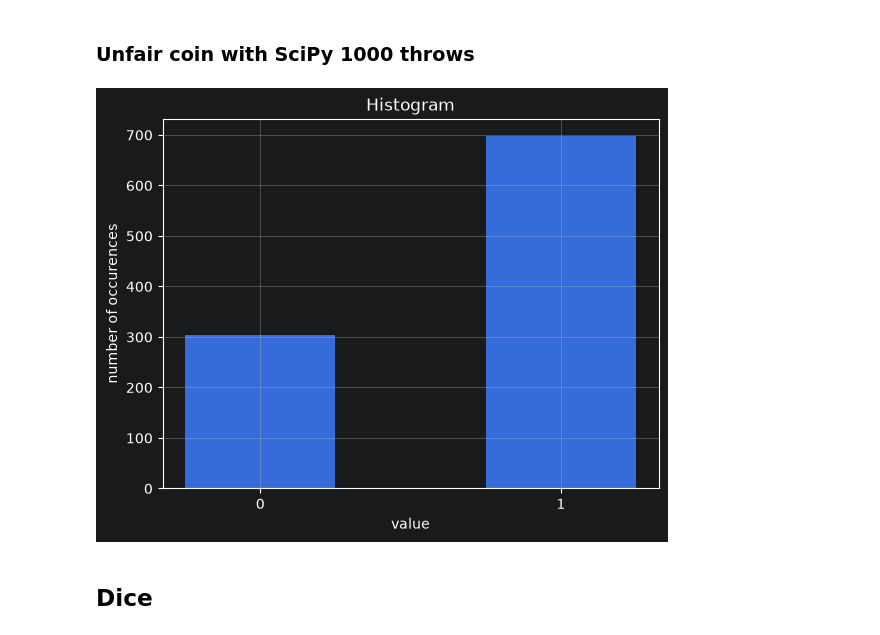
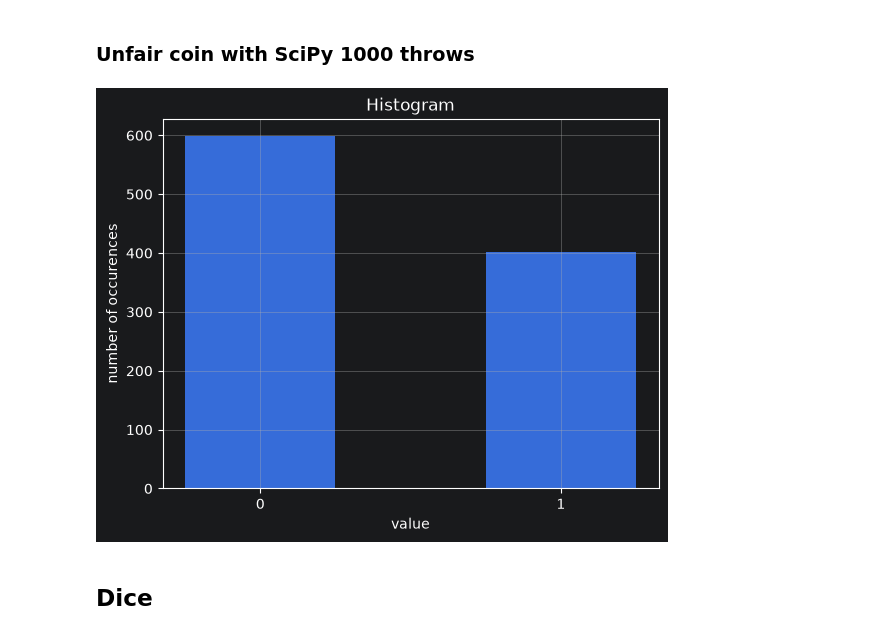
Before and after one commit to aisven/foundations-of-probability-and-statistics, a Jupyter notebook: notebooks/other/notebook-coins-and-dice-0.ipynb, the cells around one changed output. Drawn from its saved outputs; the diff is of its cells as text; code cells hidden in the pictures.

```diff
--- a/notebooks/other/notebook-coins-and-dice-0.ipynb
+++ b/notebooks/other/notebook-coins-and-dice-0.ipynb
@@ -67,9 +68,9 @@ plot_histogram(throw_coin_with_scipy_bernoulli(p=0.5, n_throws=1000))
 ### Unfair coin with SciPy 1000 throws
 # %%
 # unfair coin with SciPy
-plot_histogram(throw_coin_with_scipy_bernoulli(p=0.7, n_throws=1000))
+plot_histogram(throw_coin_with_scipy_bernoulli(p=0.4, n_throws=1000))
 # %% [output]
-[figure, old version]
+[figure, new version]
 # %% [markdown]
 ## Dice
 # %%
```
Also changed, not shown: parts of 8 cells of this notebook.
